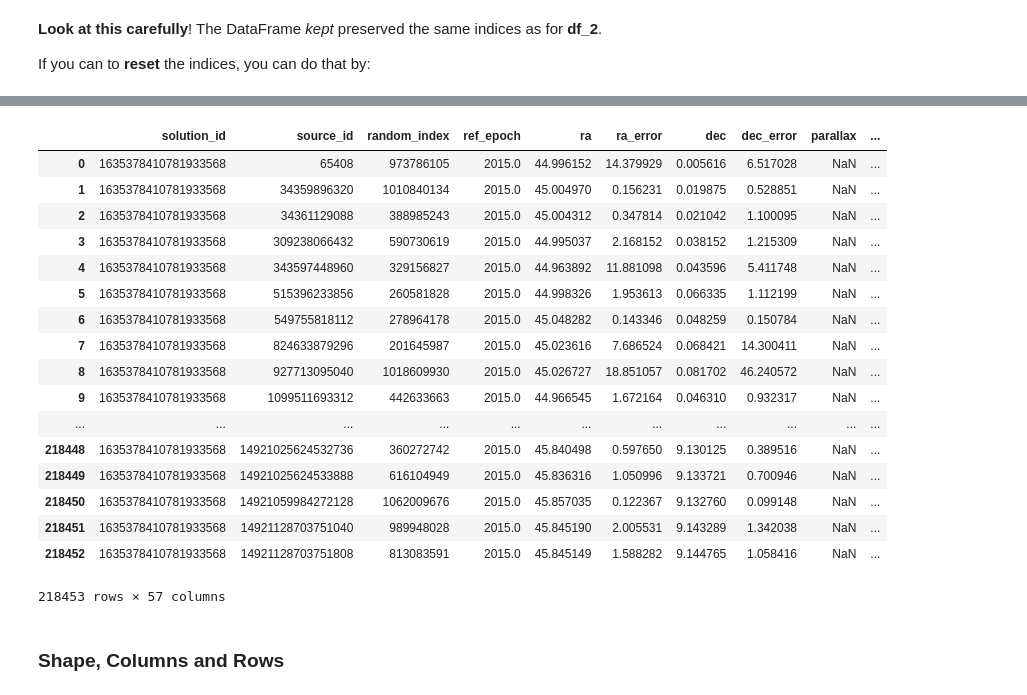
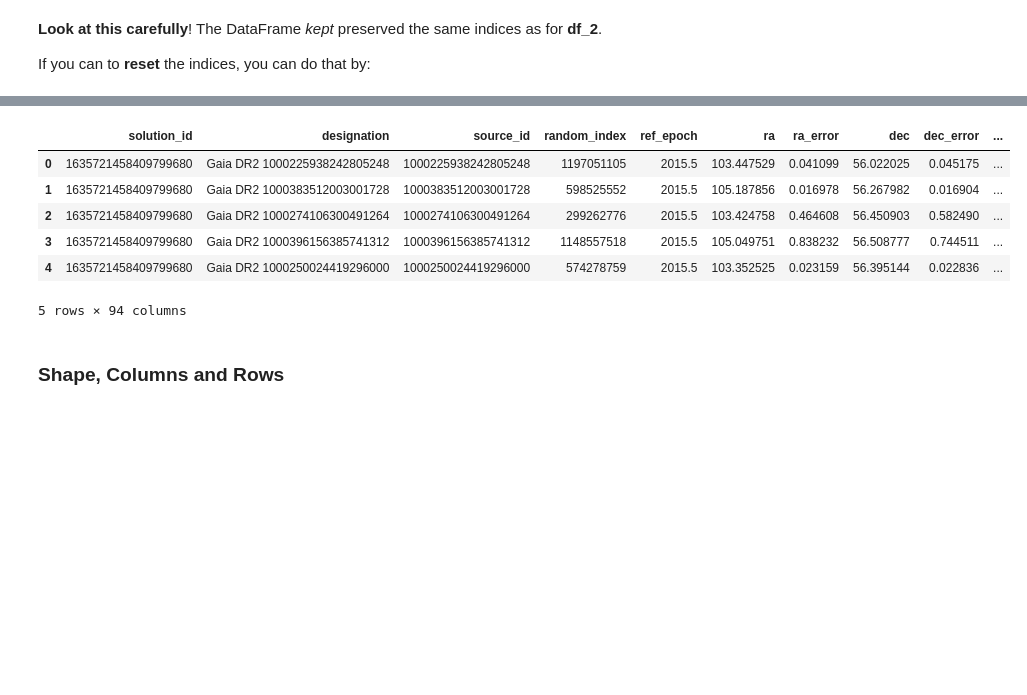
Before and after one commit to VandyAstroML/Vanderbilt_Computational_Bootcamp, a Jupyter notebook: notebooks/Week_08/08_Pandas.ipynb, the cells around one changed output, grey strips where cells are left out. Saved outputs shown, nothing was run; the diff lists cells and outputs as text; code cells hidden in the pictures; blank space fills up the shorter version.

```diff
--- a/notebooks/Week_08/08_Pandas.ipynb
+++ b/notebooks/Week_08/08_Pandas.ipynb
@@ -392,24 +449,19 @@ gaia_df = pd.read_csv('http://1016243957.rsc.cdn77.org/Gaia/gaia_source/csv/Gaia
+# %%
+# Path to online file
+url_path = 'http://cdn.gea.esac.esa.int/Gaia/gdr2/gaia_source/csv/GaiaSource_1000172165251650944_1000424567594791808.csv.gz'
+
+# Converting data to DataFrame
+gaia_df = pd.read_csv(url_path, compression='gzip')
 # %%
-gaia_df
+gaia_df.head()
 # %% [output]
-|  | solution_id | source_id | random_index | ref_epoch | ra | ra_error | dec | dec_error | parallax | ... |
-| 0 | 1635378410781933568 | 65408 | 973786105 | 2015.0 | 44.996152 | 14.379929 | 0.005616 | 6.517028 | NaN | ... |
-| 1 | 1635378410781933568 | 34359896320 | 1010840134 | 2015.0 | 45.004970 | 0.156231 | 0.019875 | 0.528851 | NaN | ... |
-| 2 | 1635378410781933568 | 34361129088 | 388985243 | 2015.0 | 45.004312 | 0.347814 | 0.021042 | 1.100095 | NaN | ... |
-| 3 | 1635378410781933568 | 309238066432 | 590730619 | 2015.0 | 44.995037 | 2.168152 | 0.038152 | 1.215309 | NaN | ... |
-| 4 | 1635378410781933568 | 343597448960 | 329156827 | 2015.0 | 44.963892 | 11.881098 | 0.043596 | 5.411748 | NaN | ... |
-| 5 | 1635378410781933568 | 515396233856 | 260581828 | 2015.0 | 44.998326 | 1.953613 | 0.066335 | 1.112199 | NaN | ... |
-| 6 | 1635378410781933568 | 549755818112 | 278964178 | 2015.0 | 45.048282 | 0.143346 | 0.048259 | 0.150784 | NaN | ... |
-| 7 | 1635378410781933568 | 824633879296 | 201645987 | 2015.0 | 45.023616 | 7.686524 | 0.068421 | 14.300411 | NaN | ... |
-| 8 | 1635378410781933568 | 927713095040 | 1018609930 | 2015.0 | 45.026727 | 18.851057 | 0.081702 | 46.240572 | NaN | ... |
-| 9 | 1635378410781933568 | 1099511693312 | 442633663 | 2015.0 | 44.966545 | 1.672164 | 0.046310 | 0.932317 | NaN | ... |
-| ... | ... | ... | ... | ... | ... | ... | ... | ... | ... | ... |
-| 218448 | 1635378410781933568 | 14921025624532736 | 360272742 | 2015.0 | 45.840498 | 0.597650 | 9.130125 | 0.389516 | NaN | ... |
-| 218449 | 1635378410781933568 | 14921025624533888 | 616104949 | 2015.0 | 45.836316 | 1.050996 | 9.133721 | 0.700946 | NaN | ... |
-| 218450 | 1635378410781933568 | 14921059984272128 | 1062009676 | 2015.0 | 45.857035 | 0.122367 | 9.132760 | 0.099148 | NaN | ... |
-| 218451 | 1635378410781933568 | 14921128703751040 | 989948028 | 2015.0 | 45.845190 | 2.005531 | 9.143289 | 1.342038 | NaN | ... |
-| 218452 | 1635378410781933568 | 14921128703751808 | 813083591 | 2015.0 | 45.845149 | 1.588282 | 9.144765 | 1.058416 | NaN | ... |
+|  | solution_id | designation | source_id | random_index | ref_epoch | ra | ra_error | dec | dec_error | ... |
+| 0 | 1635721458409799680 | Gaia DR2 1000225938242805248 | 1000225938242805248 | 1197051105 | 2015.5 | 103.447529 | 0.041099 | 56.022025 | 0.045175 | ... |
+| 1 | 1635721458409799680 | Gaia DR2 1000383512003001728 | 1000383512003001728 | 598525552 | 2015.5 | 105.187856 | 0.016978 | 56.267982 | 0.016904 | ... |
+| 2 | 1635721458409799680 | Gaia DR2 1000274106300491264 | 1000274106300491264 | 299262776 | 2015.5 | 103.424758 | 0.464608 | 56.450903 | 0.582490 | ... |
+| 3 | 1635721458409799680 | Gaia DR2 1000396156385741312 | 1000396156385741312 | 1148557518 | 2015.5 | 105.049751 | 0.838232 | 56.508777 | 0.744511 | ... |
+| 4 | 1635721458409799680 | Gaia DR2 1000250024419296000 | 1000250024419296000 | 574278759 | 2015.5 | 103.352525 | 0.023159 | 56.395144 | 0.022836 | ... |
-218453 rows × 57 columns
+5 rows × 94 columns
 # %% [markdown]
 ### Shape, Columns and Rows
 # %% [markdown]
```
Also changed, not shown: parts of 40 cells of this notebook, 3 other files.
